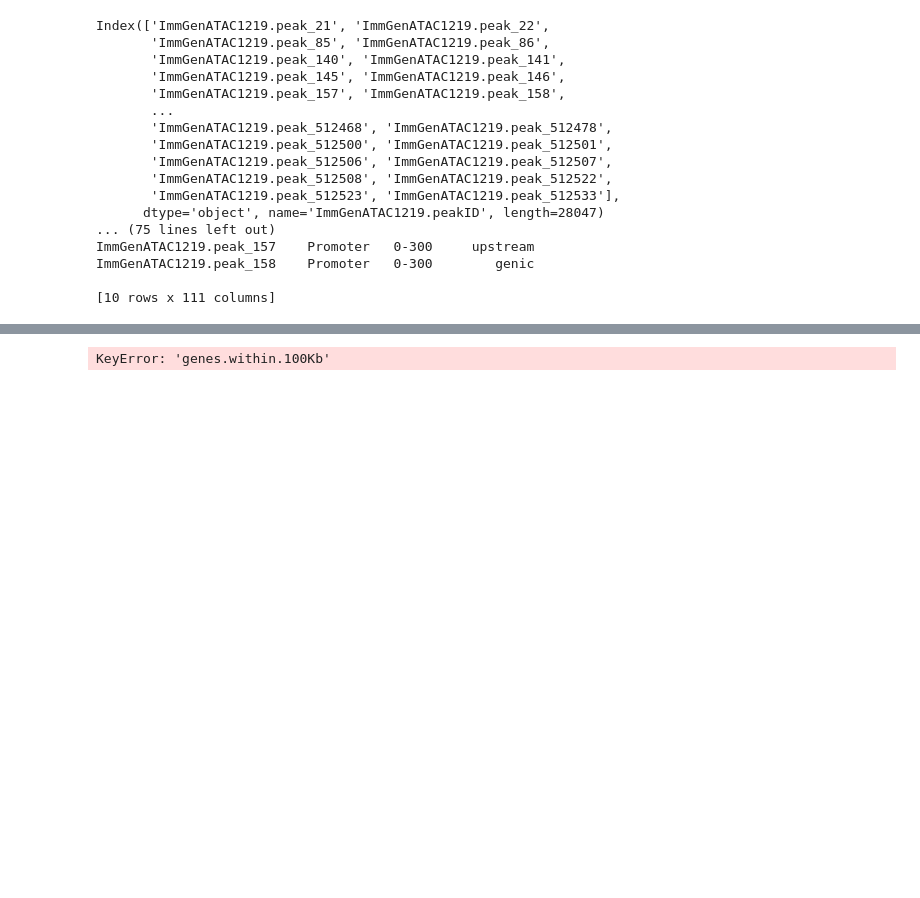
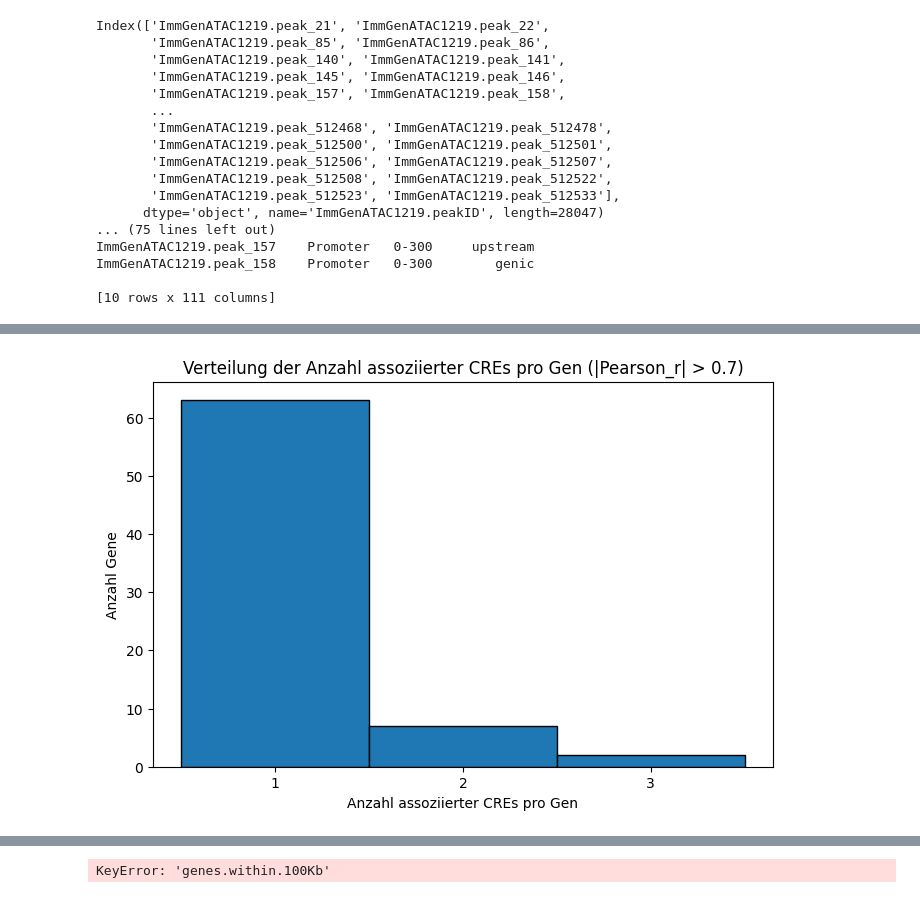
Before and after one commit to Topic2-Gene-Regulation-Immune-Cells/abT-gdT-cells-Team3, a Jupyter notebook: 2.3 Kaja.ipynb, the cells around one changed output, grey strips where cells are left out. Drawn from its saved outputs; the diff is of its cells as text; code cells hidden in the pictures; blank space fills up the shorter version.

Commit message:
update 2.3, corr workling but how visualize?

```diff
--- a/2.3 Kaja.ipynb
+++ b/2.3 Kaja.ipynb
@@ -123,0 +129,5 @@ promoters_genes_df = promoters_genes_df.drop(columns=['genes.within.100Kb'])  #
+# %%
+# Zelltypen als Index setzen (wie bei rna_df)
+print(promoters_genes_df['gene'])
+promoters_genes_df = promoters_genes_df.set_index('gene')
+promoters_genes_df.head()
@@ -123,0 +155,2 @@ promoters_genes_df = promoters_genes_df.drop(columns=['genes.within.100Kb'])  #
+# %%
+promoters_genes_df=promoters_genes_df.drop(['chrom', 'Summit', 'mm10.60way.phastCons_scores', '_-log10_bestPvalue', 'Included.in.systematic.analysis', 'TSS'], axis=1)
@@ -123,0 +197,10 @@ promoters_genes_df = promoters_genes_df.drop(columns=['genes.within.100Kb'])  #
+# %%
+gemeinsame_Gene = list((promoters_genes_df.index).intersection(rna_df.index))
+
+print(f"Anzahl gemeinsamer Gene: {len(gemeinsame_Gene)}")
+print("Gemeinsame Gene (Beispiel):", list(gemeinsame_Gene)[:10])
+
+gemeinsame_zelltypen = list((promoters_genes_df.columns).intersection(rna_df.columns))
+
+print(f"Anzahl gemeinsamer Zelltypen: {len(gemeinsame_zelltypen)}")
+print("Gemeinsame Zelltypen (Beispiel):", list(gemeinsame_zelltypen)[:10])
@@ -123,0 +212,8 @@ promoters_genes_df = promoters_genes_df.drop(columns=['genes.within.100Kb'])  #
+# %%
+promoters_genes=promoters_genes_df.loc[gemeinsame_Gene, gemeinsame_zelltypen]
+rna_df=rna_df.loc[gemeinsame_Gene, gemeinsame_zelltypen]
+
+print(promoters_genes.shape)
+print(rna_df.shape)
+
+#r, p_value=pearsonr(promoters_genes, rna_df)
@@ -123,0 +300,22 @@ promoters_genes_df = promoters_genes_df.drop(columns=['genes.within.100Kb'])  #
+# %%
+import matplotlib.pyplot as plt
+
+# Schwellenwert für assoziierte CREs (kannst du anpassen)
+threshold = 0.7
+
+# Filter: nur CREs mit absoluter Korrelation größer als threshold
+assoziierte_cres = ergebnis[ergebnis['Pearson_r'].abs() > threshold]
+
+# Anzahl assoziierter CREs pro Gen zählen
+anzahl_cres_pro_gen = assoziierte_cres.groupby('Gen').size()
+
+# Histogramm plotten
+plt.figure(figsize=(8,5))
+plt.hist(anzahl_cres_pro_gen, bins=range(1, anzahl_cres_pro_gen.max()+2), edgecolor='black', align='left')
+plt.xlabel('Anzahl assoziierter CREs pro Gen')
+plt.ylabel('Anzahl Gene')
+plt.title(f'Verteilung der Anzahl assoziierter CREs pro Gen (|Pearson_r| > {threshold})')
+plt.xticks(range(1, anzahl_cres_pro_gen.max()+1))
+plt.show()
+# %% [output]
+[figure, added]
```
Also changed, not shown: parts of 32 cells of this notebook.
